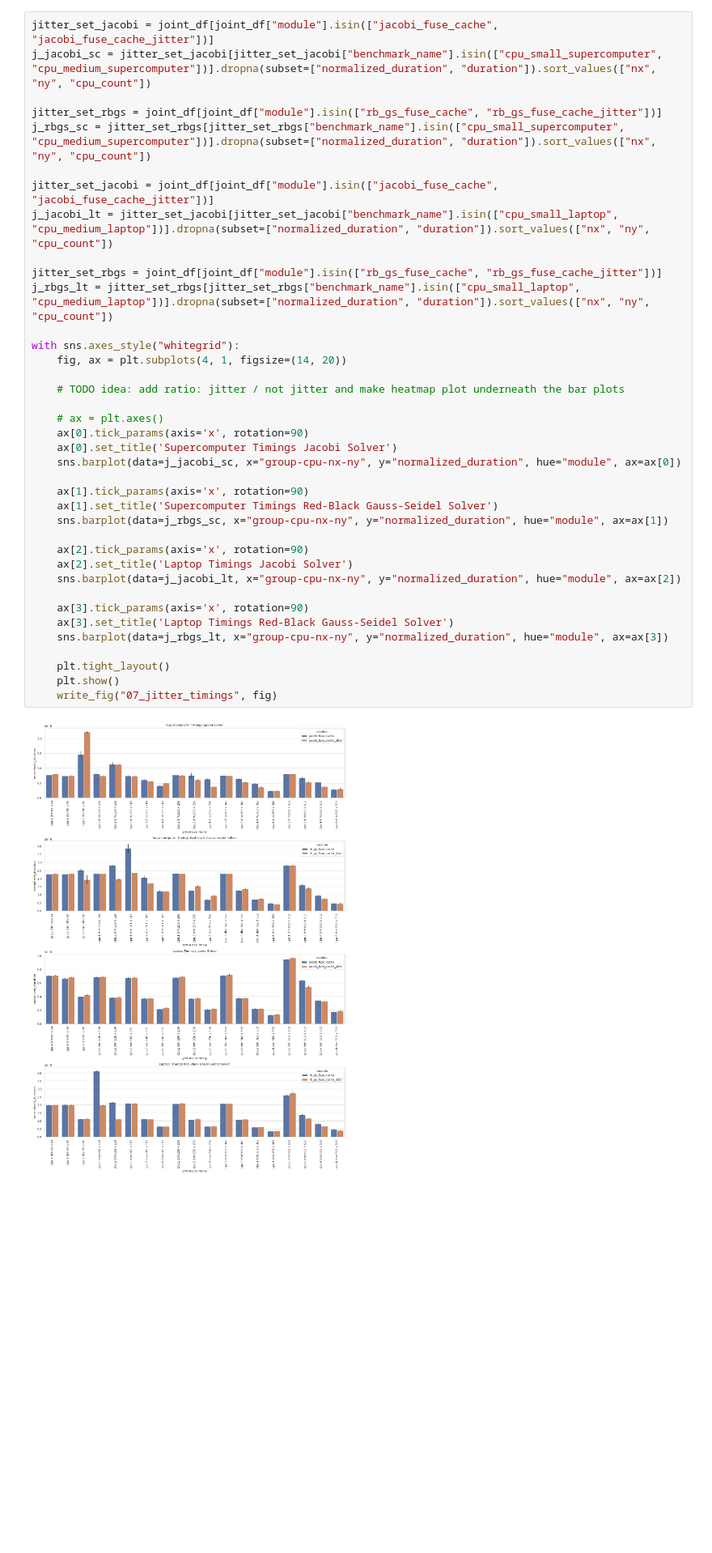
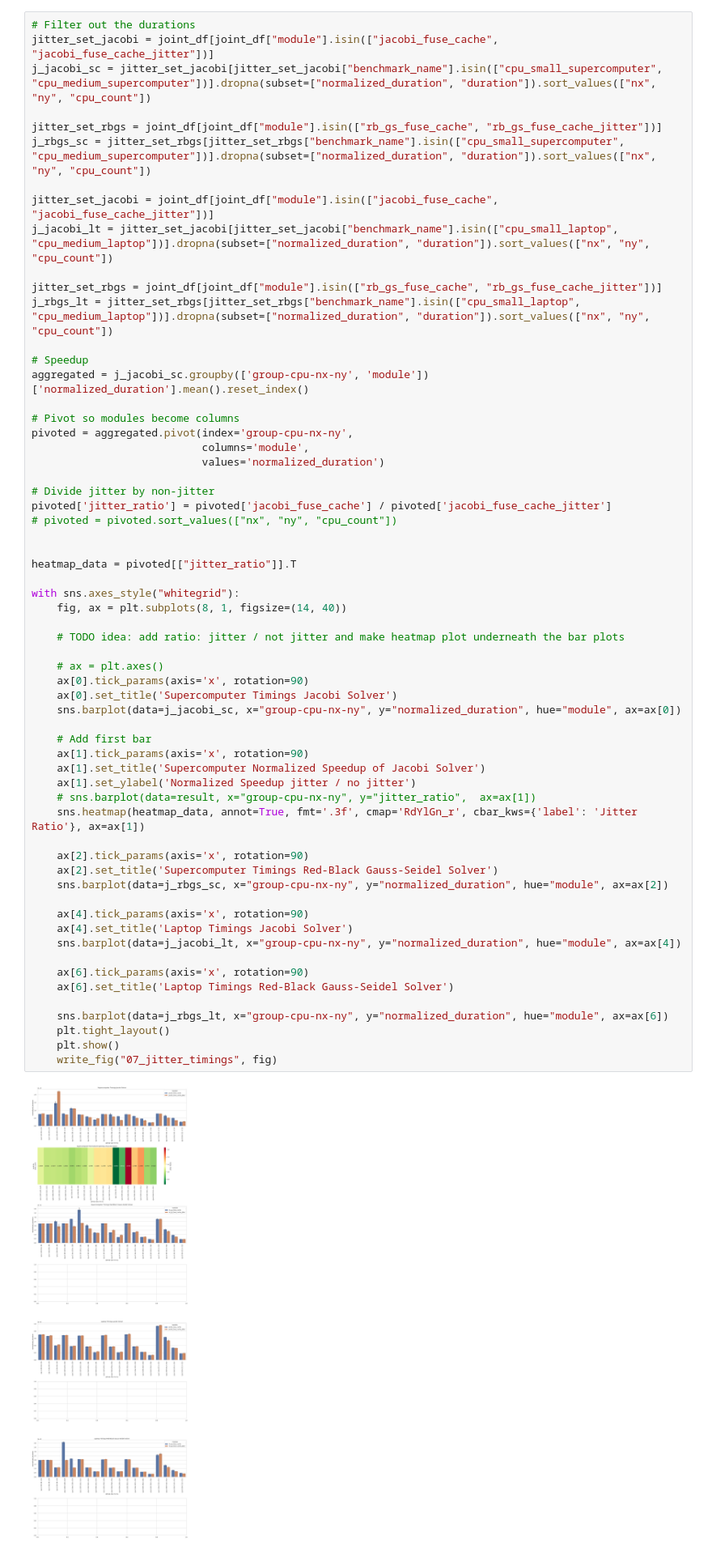
Before and after one commit to MarcelFerrari/Pyroclast, a Jupyter notebook: scripts/thesis/thesis_plots.ipynb, the cells around one changed output. Shown at 81% size. Cells and saved outputs as stored; diff of their text form; blank space fills up the shorter version.

```diff
--- a/scripts/thesis/thesis_plots.ipynb
+++ b/scripts/thesis/thesis_plots.ipynb
@@ -417,42 +417,65 @@ with sns.axes_style("whitegrid"):
 # %% [output]
 [figure]
 # %%
+# Filter out the durations
 jitter_set_jacobi = joint_df[joint_df["module"].isin(["jacobi_fuse_cache", "jacobi_fuse_cache_jitter"])]
 j_jacobi_sc = jitter_set_jacobi[jitter_set_jacobi["benchmark_name"].isin(["cpu_small_supercomputer", "cpu_medium_supercomputer"])].dropna(subset=["normalized_duration", "duration"]).sort_values(["nx", "ny", "cpu_count"])
 
 jitter_set_rbgs = joint_df[joint_df["module"].isin(["rb_gs_fuse_cache", "rb_gs_fuse_cache_jitter"])]
 j_rbgs_sc = jitter_set_rbgs[jitter_set_rbgs["benchmark_name"].isin(["cpu_small_supercomputer", "cpu_medium_supercomputer"])].dropna(subset=["normalized_duration", "duration"]).sort_values(["nx", "ny", "cpu_count"])
 
 jitter_set_jacobi = joint_df[joint_df["module"].isin(["jacobi_fuse_cache", "jacobi_fuse_cache_jitter"])]
 j_jacobi_lt = jitter_set_jacobi[jitter_set_jacobi["benchmark_name"].isin(["cpu_small_laptop", "cpu_medium_laptop"])].dropna(subset=["normalized_duration", "duration"]).sort_values(["nx", "ny", "cpu_count"])
 
 jitter_set_rbgs = joint_df[joint_df["module"].isin(["rb_gs_fuse_cache", "rb_gs_fuse_cache_jitter"])]
 j_rbgs_lt = jitter_set_rbgs[jitter_set_rbgs["benchmark_name"].isin(["cpu_small_laptop", "cpu_medium_laptop"])].dropna(subset=["normalized_duration", "duration"]).sort_values(["nx", "ny", "cpu_count"])
 
+# Speedup
+aggregated = j_jacobi_sc.groupby(['group-cpu-nx-ny', 'module'])['normalized_duration'].mean().reset_index()
+
+# Pivot so modules become columns
+pivoted = aggregated.pivot(index='group-cpu-nx-ny',
+                           columns='module',
+                           values='normalized_duration')
+
+# Divide jitter by non-jitter
+pivoted['jitter_ratio'] = pivoted['jacobi_fuse_cache'] / pivoted['jacobi_fuse_cache_jitter']
+# pivoted = pivoted.sort_values(["nx", "ny", "cpu_count"])
+
+
+heatmap_data = pivoted[["jitter_ratio"]].T
+
 with sns.axes_style("whitegrid"):
-    fig, ax = plt.subplots(4, 1, figsize=(14, 20))
+    fig, ax = plt.subplots(8, 1, figsize=(14, 40))
 
     # TODO idea: add ratio: jitter / not jitter and make heatmap plot underneath the bar plots
 
     # ax = plt.axes()
     ax[0].tick_params(axis='x', rotation=90)
     ax[0].set_title('Supercomputer Timings Jacobi Solver')
     sns.barplot(data=j_jacobi_sc, x="group-cpu-nx-ny", y="normalized_duration", hue="module", ax=ax[0])
 
+    # Add first bar
     ax[1].tick_params(axis='x', rotation=90)
-    ax[1].set_title('Supercomputer Timings Red-Black Gauss-Seidel Solver')
-    sns.barplot(data=j_rbgs_sc, x="group-cpu-nx-ny", y="normalized_duration", hue="module", ax=ax[1])
+    ax[1].set_title('Supercomputer Normalized Speedup of Jacobi Solver')
+    ax[1].set_ylabel('Normalized Speedup jitter / no jitter')
+    # sns.barplot(data=result, x="group-cpu-nx-ny", y="jitter_ratio",  ax=ax[1])
+    sns.heatmap(heatmap_data, annot=True, fmt='.3f', cmap='RdYlGn_r', cbar_kws={'label': 'Jitter Ratio'}, ax=ax[1])
 
     ax[2].tick_params(axis='x', rotation=90)
-    ax[2].set_title('Laptop Timings Jacobi Solver')
-    sns.barplot(data=j_jacobi_lt, x="group-cpu-nx-ny", y="normalized_duration", hue="module", ax=ax[2])
+    ax[2].set_title('Supercomputer Timings Red-Black Gauss-Seidel Solver')
+    sns.barplot(data=j_rbgs_sc, x="group-cpu-nx-ny", y="normalized_duration", hue="module", ax=ax[2])
 
-    ax[3].tick_params(axis='x', rotation=90)
-    ax[3].set_title('Laptop Timings Red-Black Gauss-Seidel Solver')
-    sns.barplot(data=j_rbgs_lt, x="group-cpu-nx-ny", y="normalized_duration", hue="module", ax=ax[3])
+    ax[4].tick_params(axis='x', rotation=90)
+    ax[4].set_title('Laptop Timings Jacobi Solver')
+    sns.barplot(data=j_jacobi_lt, x="group-cpu-nx-ny", y="normalized_duration", hue="module", ax=ax[4])
 
+    ax[6].tick_params(axis='x', rotation=90)
+    ax[6].set_title('Laptop Timings Red-Black Gauss-Seidel Solver')
+
+    sns.barplot(data=j_rbgs_lt, x="group-cpu-nx-ny", y="normalized_duration", hue="module", ax=ax[6])
     plt.tight_layout()
     plt.show()
     write_fig("07_jitter_timings", fig)
 # %% [output]
-[figure, old version]
+[figure, new version]
```
